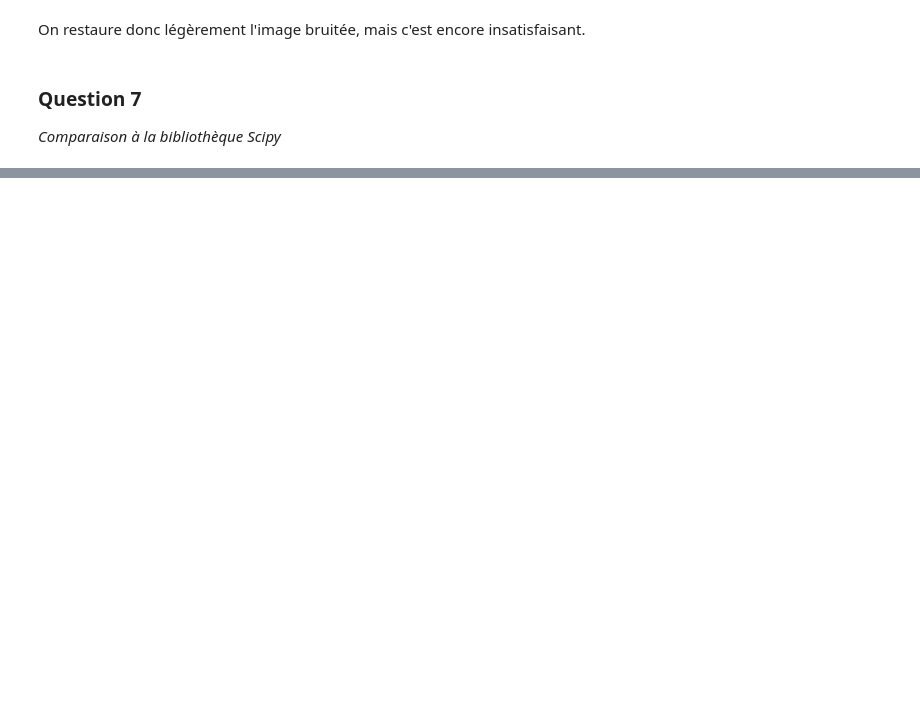
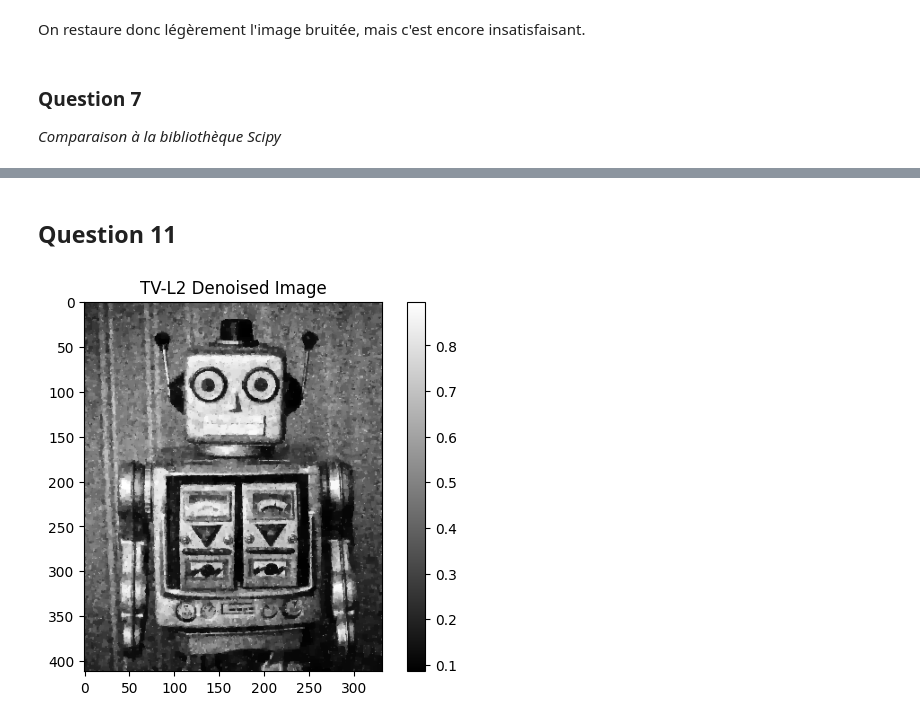
Before and after one commit to tinmar112/optim, a Jupyter notebook: notebook_optim.ipynb, the cells around one changed output, grey strips where cells are left out. Drawn from its saved outputs; the diff is of its cells as text; code cells hidden in the pictures; blank space fills up the shorter version.

```diff
--- a/notebook_optim.ipynb
+++ b/notebook_optim.ipynb
@@ -139,0 +214,31 @@ Error:
+# %% [markdown]
+## Question 11
+# %%
+def subgradient_tv_l2(u, u_b):
+    sig_grad = np.sign(grad(u))
+    div_sig_grad = div(sig_grad)
+    return u - u_b - div_sig_grad
+
+def optim_gradient_fixed_step_3(grad_fun, x0, l, beta = 0, max_iter = 100, epsilon_grad_fun = 1e-8):
+    L_x = [x0]
+    x_k = x0
+    counter = 0
+    p_k = 0
+    for k in range(max_iter):
+        counter += 1
+        p_k = beta * p_k + (1-beta) * (-grad_fun(x_k,x0))
+        x_k = x_k + l * p_k
+        L_x.append(x_k)
+        if np.linalg.norm(grad_fun(x_k,x0)) < epsilon_grad_fun:
+            break
+
+    return x_k, L_x, counter
+
+u_opt_4 = optim_gradient_fixed_step_3(subgradient_tv_l2,u_b, 0.00001, 0.9, 1000, 1e-8)[0]
+
+plt.imshow(u_opt_4, cmap='gray')
+plt.title('TV-L2 Denoised Image')
+plt.colorbar()
+plt.show()
+# %% [output]
+[figure, added]
```
Also changed, not shown: parts of 9 cells of this notebook.
